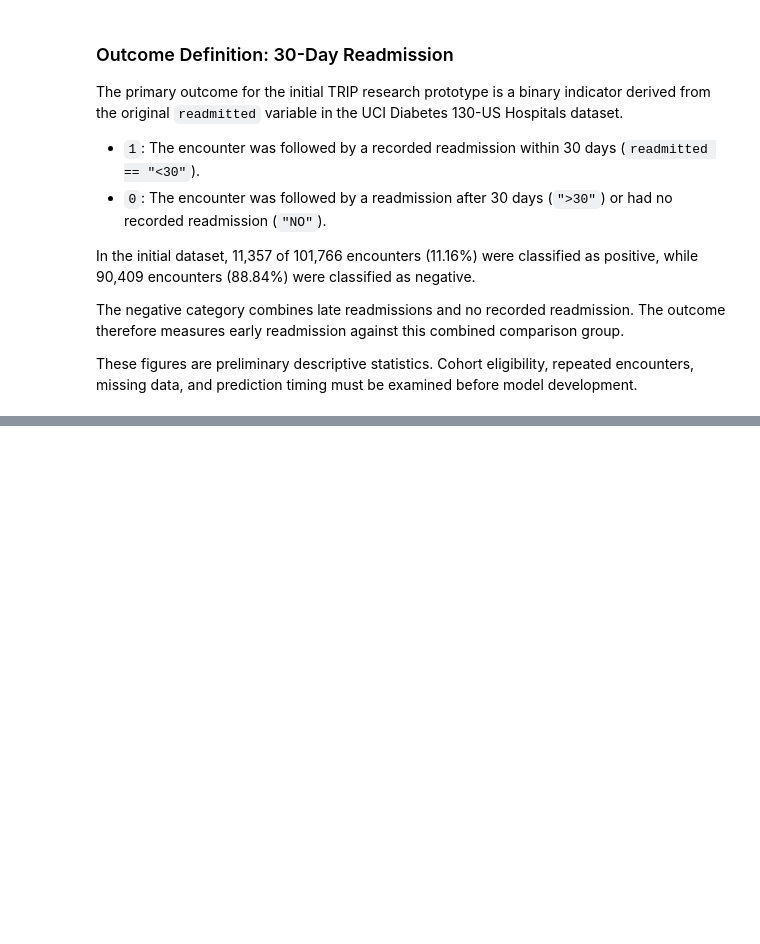
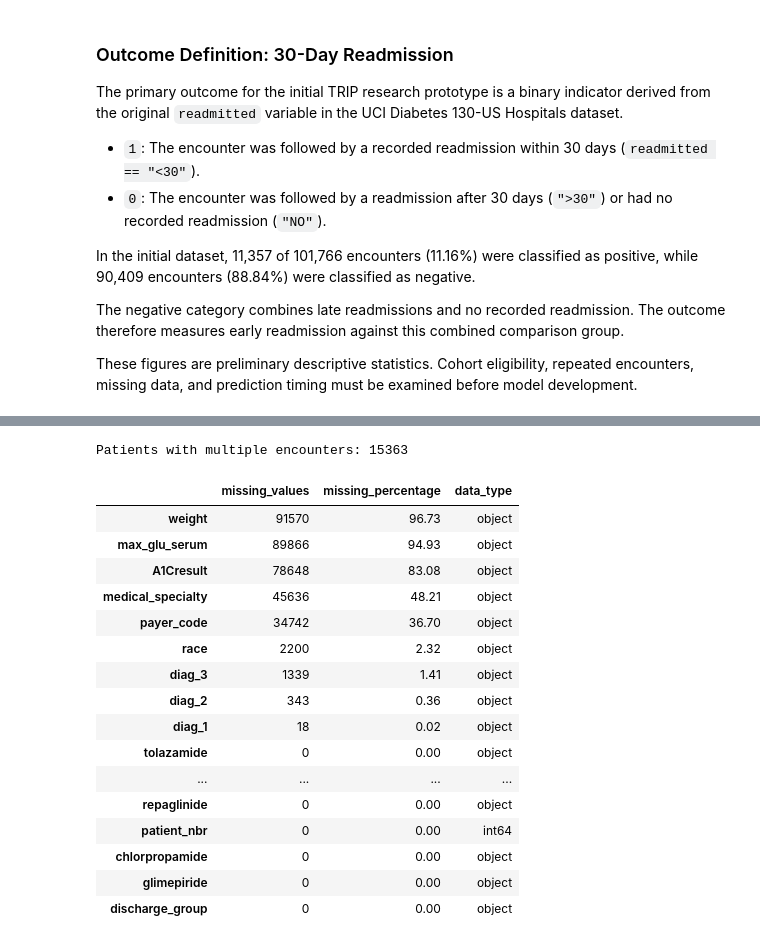
Before and after one commit to gabrielthedatawizard/tanzania-readmission-intelligence-platform-research-engine, a Jupyter notebook: notebooks/python/02_cohort_and_data_dictionary.ipynb, the cells around one changed output, grey strips where cells are left out. Drawn from its saved outputs; the diff is of its cells as text; code cells hidden in the pictures; blank space fills up the shorter version.

```diff
--- a/notebooks/python/02_cohort_and_data_dictionary.ipynb
+++ b/notebooks/python/02_cohort_and_data_dictionary.ipynb
@@ -757,0 +1453,45 @@ discharge_summary
+# %%
+patient_encounter_counts = (
+    other_cohort.groupby("patient_nbr")
+    .size()
+)
+
+print(
+    "Patients with multiple encounters:",
+    (patient_encounter_counts > 1).sum()
+)
+# %% [output]
+Patients with multiple encounters: 15363
+# %%
+missing_summary = pd.DataFrame({
+    "missing_values": other_cohort.isna().sum(),
+    "missing_percentage": (
+        other_cohort.isna().mean() * 100
+    ).round(2),
+    "data_type": other_cohort.dtypes
+})
+
+missing_summary = missing_summary.sort_values(
+    by="missing_percentage",
+    ascending=False
+)
+
+missing_summary
+# %% [output]
+|  | missing_values | missing_percentage | data_type |
+| weight | 91570 | 96.73 | object |
+| max_glu_serum | 89866 | 94.93 | object |
+| A1Cresult | 78648 | 83.08 | object |
+| medical_specialty | 45636 | 48.21 | object |
+| payer_code | 34742 | 36.70 | object |
+| race | 2200 | 2.32 | object |
+| diag_3 | 1339 | 1.41 | object |
+| diag_2 | 343 | 0.36 | object |
+| diag_1 | 18 | 0.02 | object |
+| tolazamide | 0 | 0.00 | object |
+| ... | ... | ... | ... |
+| repaglinide | 0 | 0.00 | object |
+| patient_nbr | 0 | 0.00 | int64 |
+| chlorpropamide | 0 | 0.00 | object |
+| glimepiride | 0 | 0.00 | object |
+| discharge_group | 0 | 0.00 | object |
```
Also changed, not shown: parts of 65 cells of this notebook.
